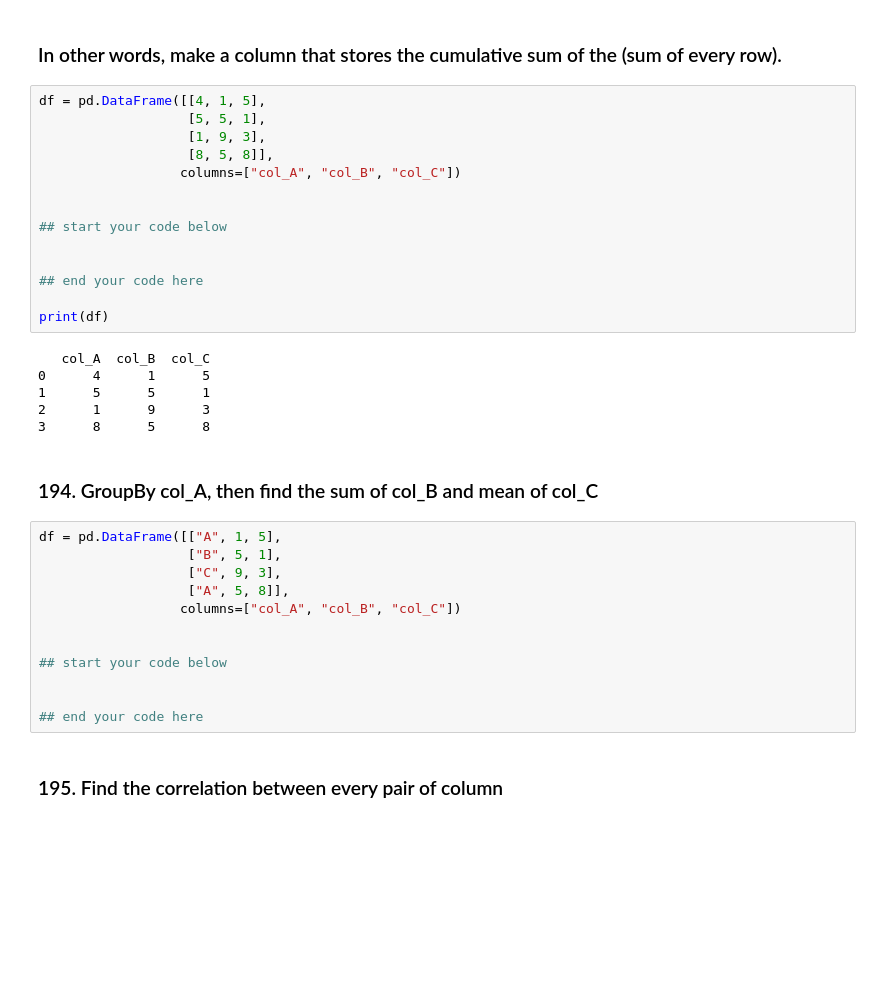
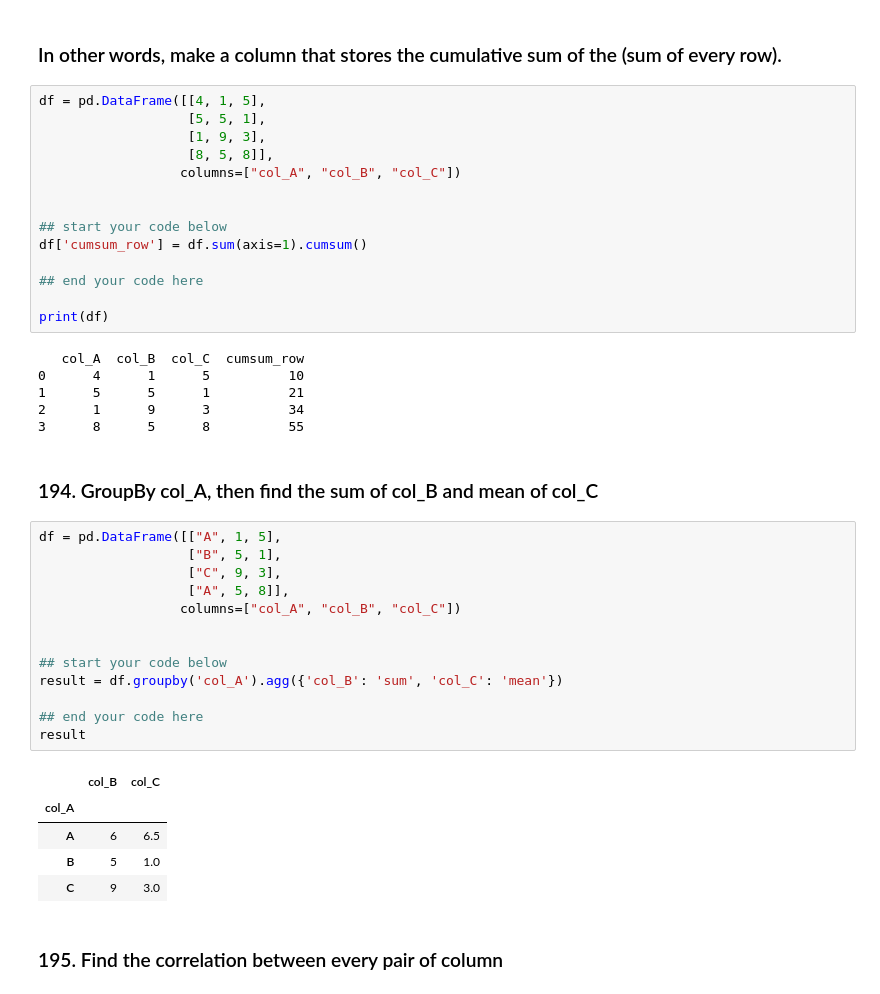
Before and after one commit to hunny7434/Ybigta_assignment, a Jupyter notebook: 0104 Numpy:Pandas 과제/Pandas Assignment_24기_이상헌.ipynb, the cells around one changed output. Saved outputs shown, nothing was run; the diff lists cells and outputs as text; blank space fills up the shorter version.

```diff
--- a/0104 Numpy:Pandas 과제/Pandas Assignment_24기_이상헌.ipynb
+++ b/0104 Numpy:Pandas 과제/Pandas Assignment_24기_이상헌.ipynb
@@ -1481,31 +1450,38 @@ df = pd.DataFrame([[4, 1, 5],
 
 
 ## start your code below
-
+df['cumsum_row'] = df.sum(axis=1).cumsum()
 
 ## end your code here
 
 print(df)
 # %% [output]
-   col_A  col_B  col_C
-0      4      1      5
-1      5      5      1
-2      1      9      3
-3      8      5      8
+   col_A  col_B  col_C  cumsum_row
+0      4      1      5          10
+1      5      5      1          21
+2      1      9      3          34
+3      8      5      8          55
 # %% [markdown]
 ### 194. GroupBy col_A, then find the sum of col_B and mean of col_C
 # %%
 df = pd.DataFrame([["A", 1, 5],
                    ["B", 5, 1],
                    ["C", 9, 3],
                    ["A", 5, 8]],
                   columns=["col_A", "col_B", "col_C"])
 
 
 ## start your code below
-
+result = df.groupby('col_A').agg({'col_B': 'sum', 'col_C': 'mean'})
 
 ## end your code here
+result
+# %% [output]
+|  | col_B | col_C |
+| col_A |  |  |
+| A | 6 | 6.5 |
+| B | 5 | 1.0 |
+| C | 9 | 3.0 |
 # %% [markdown]
 ### 195. Find the correlation between every pair of column
 # %%
```
Also changed, not shown: parts of 34 cells of this notebook.
